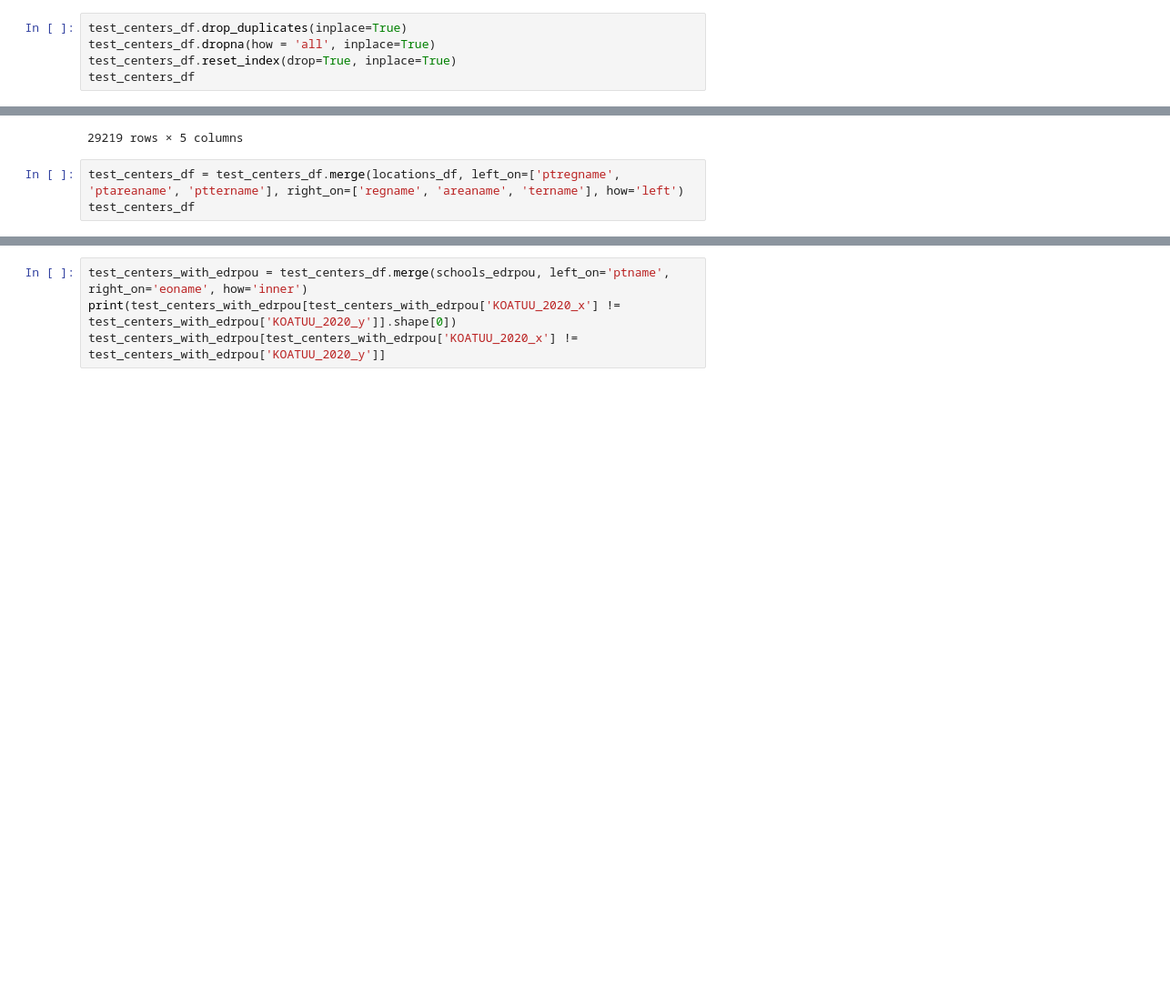
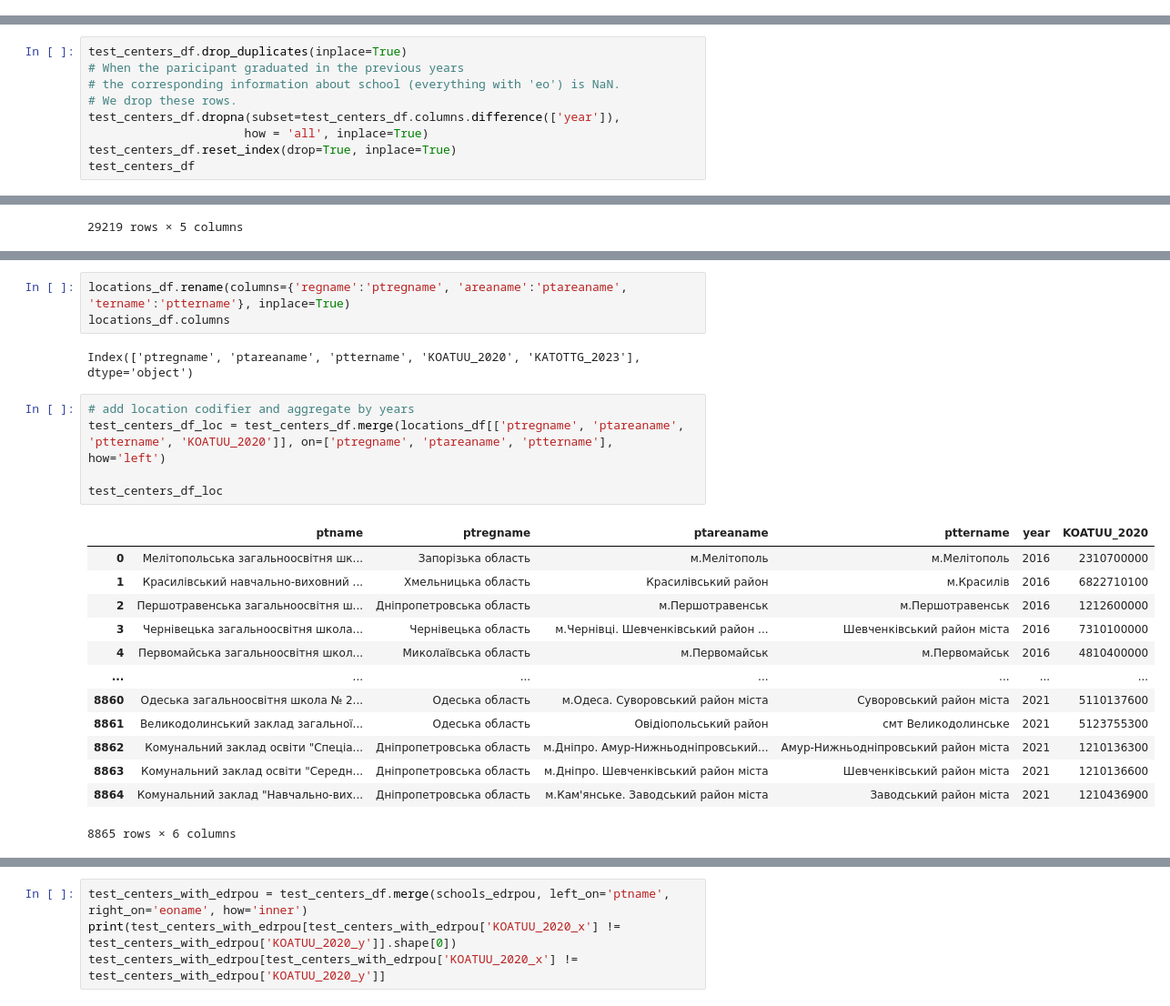
Before and after one commit to DataResponsibly/ZNO-Dataset, a Jupyter notebook: notebooks/tables_creation/Test_centers_table.ipynb, the cells around one changed output, grey strips where cells are left out. Shown at 91% size. Drawn from its saved outputs; the diff is of its cells as text; blank space fills up the shorter version.

Commit message:
test_centers ready

```diff
--- a/notebooks/tables_creation/Test_centers_table.ipynb
+++ b/notebooks/tables_creation/Test_centers_table.ipynb
@@ -128,5 +82,0 @@ test_centers_df
-# %%
-test_centers_df.drop_duplicates(inplace=True)
-test_centers_df.dropna(how = 'all', inplace=True)
-test_centers_df.reset_index(drop=True, inplace=True)
-test_centers_df
@@ -146,0 +87,9 @@ test_centers_df
+# %%
+test_centers_df.drop_duplicates(inplace=True)
+# When the paricipant graduated in the previous years
+# the corresponding information about school (everything with 'eo') is NaN.
+# We drop these rows.
+test_centers_df.dropna(subset=test_centers_df.columns.difference(['year']),
+                      how = 'all', inplace=True)
+test_centers_df.reset_index(drop=True, inplace=True)
+test_centers_df
@@ -161,6 +124,3 @@ locations_df
 | 29217 | США | м.Х'юстон | м.Х'юстон | 26040000 | OC26040000000000000 |
 | 29218 | Канада | м.Монктон | м.Монктон | 13020000 | OC13020000000000000 |
 29219 rows × 5 columns
-# %%
-test_centers_df = test_centers_df.merge(locations_df, left_on=['ptregname', 'ptareaname', 'pttername'], right_on=['regname', 'areaname', 'tername'], how='left')
-test_centers_df
@@ -181 +127,25 @@ test_centers_df
+# %%
+locations_df.rename(columns={'regname':'ptregname', 'areaname':'ptareaname', 'tername':'pttername'}, inplace=True)
+locations_df.columns
+# %% [output]
+Index(['ptregname', 'ptareaname', 'pttername', 'KOATUU_2020', 'KATOTTG_2023'], dtype='object')
+# %%
+# add location codifier and aggregate by years
+test_centers_df_loc = test_centers_df.merge(locations_df[['ptregname', 'ptareaname', 'pttername', 'KOATUU_2020']], on=['ptregname', 'ptareaname', 'pttername'], how='left')
+
+test_centers_df_loc
+# %% [output]
+|  | ptname | ptregname | ptareaname | pttername | year | KOATUU_2020 |
+| 0 | Мелітопольська загальноосвітня шк... | Запорізька область | м.Мелітополь | м.Мелітополь | 2016 | 2310700000 |
+| 1 | Красилівський навчально-виховний ... | Хмельницька область | Красилівський район | м.Красилів | 2016 | 6822710100 |
+| 2 | Першотравенська загальноосвітня ш... | Дніпропетровська область | м.Першотравенськ | м.Першотравенськ | 2016 | 1212600000 |
+| 3 | Чернівецька загальноосвітня школа... | Чернівецька область | м.Чернівці. Шевченківський район ... | Шевченківський район міста | 2016 | 7310100000 |
+| 4 | Первомайська загальноосвітня школ... | Миколаївська область | м.Первомайськ | м.Первомайськ | 2016 | 4810400000 |
+| ... | ... | ... | ... | ... | ... | ... |
+| 8860 | Одеська загальноосвітня школа № 2... | Одеська область | м.Одеса. Суворовський район міста | Суворовський район міста | 2021 | 5110137600 |
+| 8861 | Великодолинський заклад загальної... | Одеська область | Овідіопольський район | смт Великодолинське | 2021 | 5123755300 |
+| 8862 | Комунальний заклад освіти "Спеціа... | Дніпропетровська область | м.Дніпро. Амур-Нижньодніпровський... | Амур-Нижньодніпровський район міста | 2021 | 1210136300 |
+| 8863 | Комунальний заклад освіти "Середн... | Дніпропетровська область | м.Дніпро. Шевченківський район міста | Шевченківський район міста | 2021 | 1210136600 |
+| 8864 | Комунальний заклад "Навчально-вих... | Дніпропетровська область | м.Кам'янське. Заводський район міста | Заводський район міста | 2021 | 1210436900 |
+8865 rows × 6 columns
 # %%
```
Also changed, not shown: parts of 10 cells of this notebook, 1 other file.
